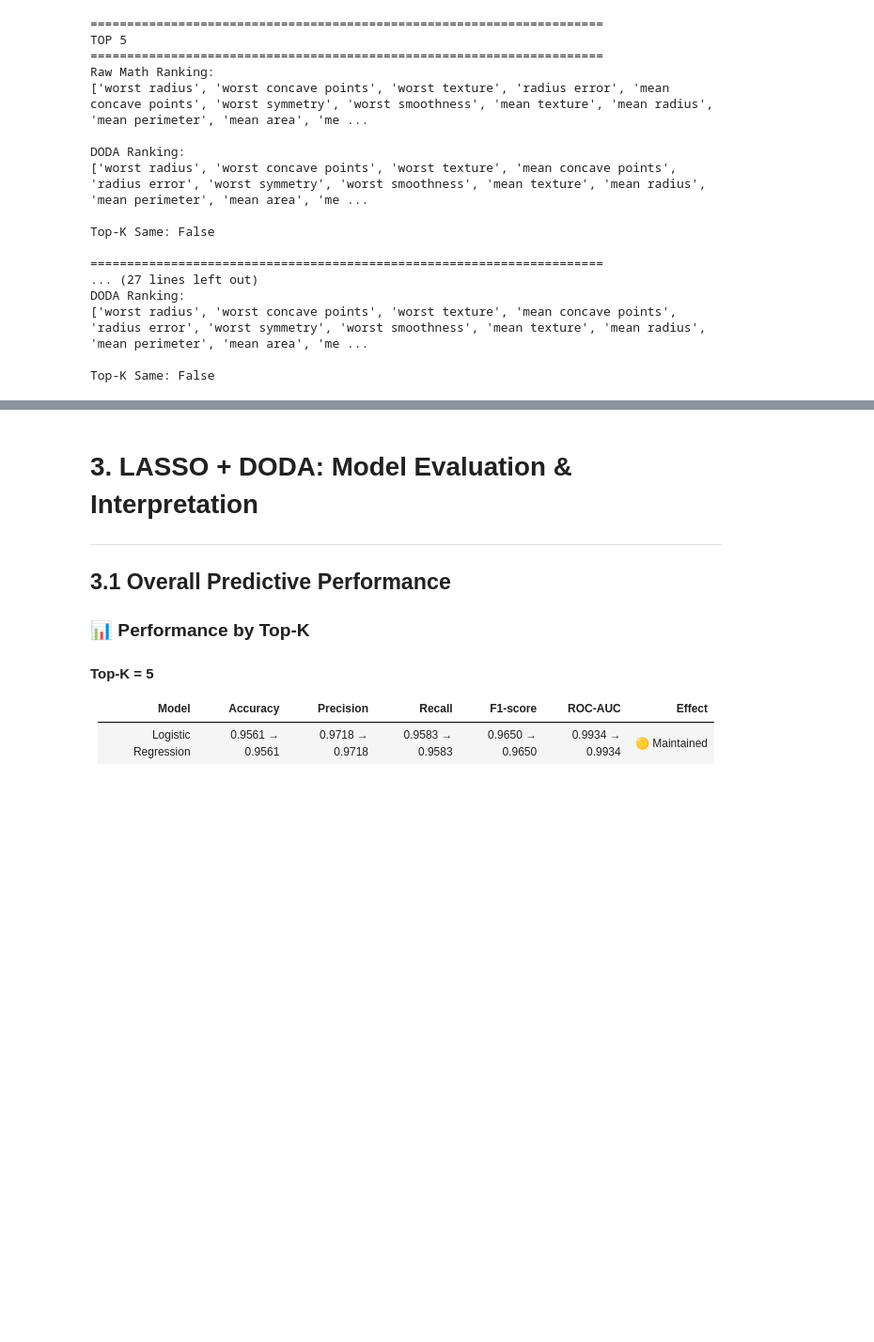
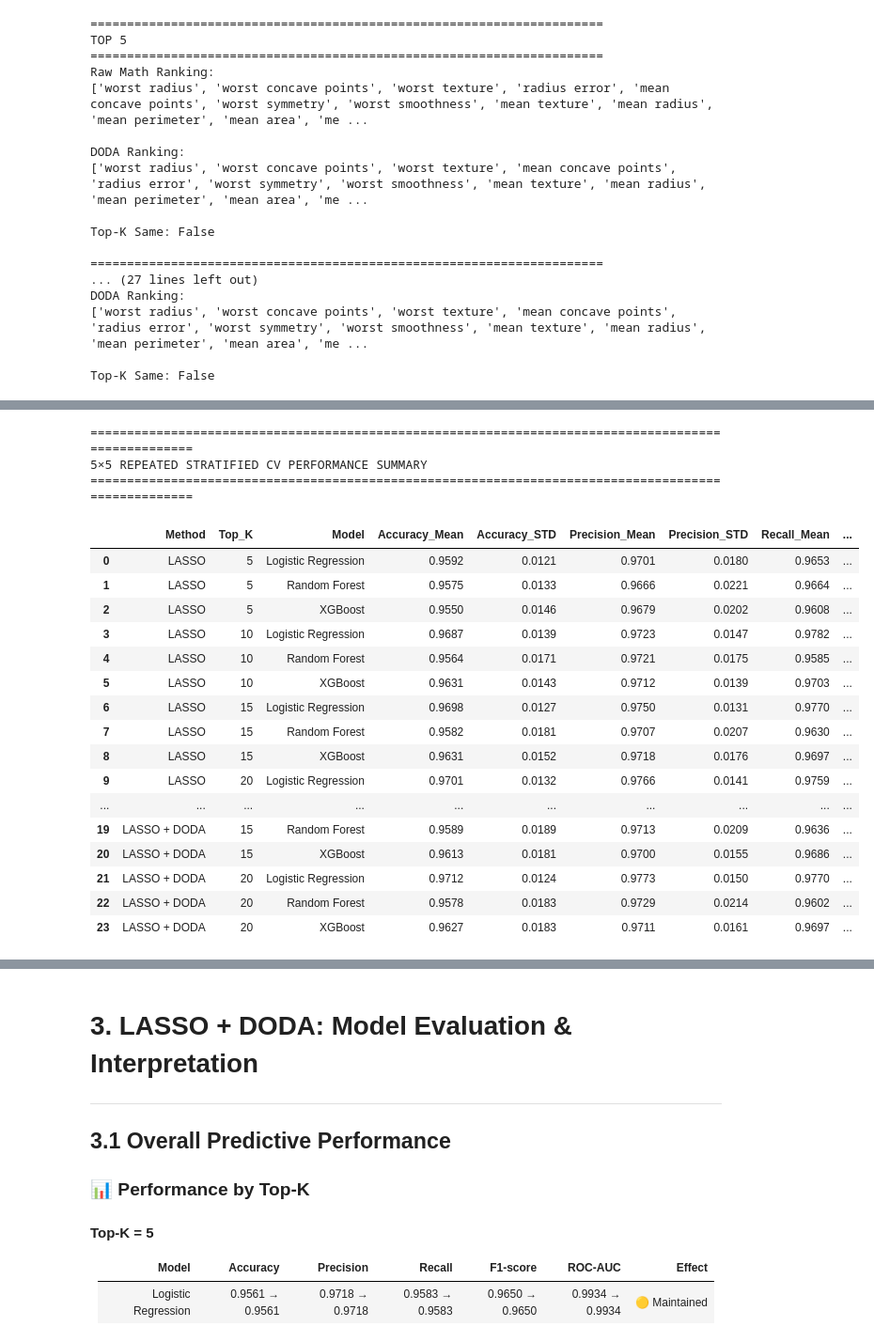
Before and after one commit to anandha-3679/msc_research, a Jupyter notebook: notebooks/angel/breast_cancer/breast_cancer_lasso.ipynb, the cells around one changed output, grey strips where cells are left out. Shown at 94% size. Drawn from its saved outputs; the diff is of its cells as text; code cells hidden in the pictures; blank space fills up the shorter version.

```diff
--- a/notebooks/angel/breast_cancer/breast_cancer_lasso.ipynb
+++ b/notebooks/angel/breast_cancer/breast_cancer_lasso.ipynb
@@ -1341,0 +2073,76 @@ Top-K Same: False
+# %%
+# =============================================================================
+# STEP 25: REPEATED CV PERFORMANCE SUMMARY — MEAN ± STD
+# =============================================================================
+
+repeated_cv_summary_df = (
+    repeated_cv_results_df
+    .groupby(
+        ["Method", "Top_K", "Model"]
+    )
+    .agg(
+        Accuracy_Mean=("Accuracy", "mean"),
+        Accuracy_STD=("Accuracy", "std"),
+
+        Precision_Mean=("Precision", "mean"),
+        Precision_STD=("Precision", "std"),
+
+        Recall_Mean=("Recall", "mean"),
+        Recall_STD=("Recall", "std"),
+
+        F1_Mean=("F1", "mean"),
+        F1_STD=("F1", "std"),
+
+        ROC_AUC_Mean=("ROC_AUC", "mean"),
+        ROC_AUC_STD=("ROC_AUC", "std")
+    )
+    .reset_index()
+)
+
+print("=" * 100)
+print(
+    "5×5 REPEATED STRATIFIED CV PERFORMANCE SUMMARY"
+)
+print("=" * 100)
+
+display(
+    repeated_cv_summary_df.round(4)
+)
+
+os.makedirs(
+    "../../../results/breast_cancer/cv",
+    exist_ok=True
+)
+
+repeated_cv_results_df.to_csv(
+    "../../../results/breast_cancer/cv/"
+    "lasso_doda_5x5_repeated_results.csv",
+    index=False
+)
+
+repeated_cv_summary_df.to_csv(
+    "../../../results/breast_cancer/cv/"
+    "lasso_doda_5x5_repeated_summary.csv",
+    index=False
+)
+# %% [output]
+====================================================================================================
+5×5 REPEATED STRATIFIED CV PERFORMANCE SUMMARY
+====================================================================================================
+|  | Method | Top_K | Model | Accuracy_Mean | Accuracy_STD | Precision_Mean | Precision_STD | Recall_Mean | ... |
+| 0 | LASSO | 5 | Logistic Regression | 0.9592 | 0.0121 | 0.9701 | 0.0180 | 0.9653 | ... |
+| 1 | LASSO | 5 | Random Forest | 0.9575 | 0.0133 | 0.9666 | 0.0221 | 0.9664 | ... |
+| 2 | LASSO | 5 | XGBoost | 0.9550 | 0.0146 | 0.9679 | 0.0202 | 0.9608 | ... |
+| 3 | LASSO | 10 | Logistic Regression | 0.9687 | 0.0139 | 0.9723 | 0.0147 | 0.9782 | ... |
+| 4 | LASSO | 10 | Random Forest | 0.9564 | 0.0171 | 0.9721 | 0.0175 | 0.9585 | ... |
+| 5 | LASSO | 10 | XGBoost | 0.9631 | 0.0143 | 0.9712 | 0.0139 | 0.9703 | ... |
+| 6 | LASSO | 15 | Logistic Regression | 0.9698 | 0.0127 | 0.9750 | 0.0131 | 0.9770 | ... |
+| 7 | LASSO | 15 | Random Forest | 0.9582 | 0.0181 | 0.9707 | 0.0207 | 0.9630 | ... |
+| 8 | LASSO | 15 | XGBoost | 0.9631 | 0.0152 | 0.9718 | 0.0176 | 0.9697 | ... |
+| 9 | LASSO | 20 | Logistic Regression | 0.9701 | 0.0132 | 0.9766 | 0.0141 | 0.9759 | ... |
+| ... | ... | ... | ... | ... | ... | ... | ... | ... | ... |
+| 19 | LASSO + DODA | 15 | Random Forest | 0.9589 | 0.0189 | 0.9713 | 0.0209 | 0.9636 | ... |
+| 20 | LASSO + DODA | 15 | XGBoost | 0.9613 | 0.0181 | 0.9700 | 0.0155 | 0.9686 | ... |
+| 21 | LASSO + DODA | 20 | Logistic Regression | 0.9712 | 0.0124 | 0.9773 | 0.0150 | 0.9770 | ... |
+| 22 | LASSO + DODA | 20 | Random Forest | 0.9578 | 0.0183 | 0.9729 | 0.0214 | 0.9602 | ... |
+| 23 | LASSO + DODA | 20 | XGBoost | 0.9627 | 0.0183 | 0.9711 | 0.0161 | 0.9697 | ... |
```
Also changed, not shown: parts of 17 cells of this notebook, 10 other files.
